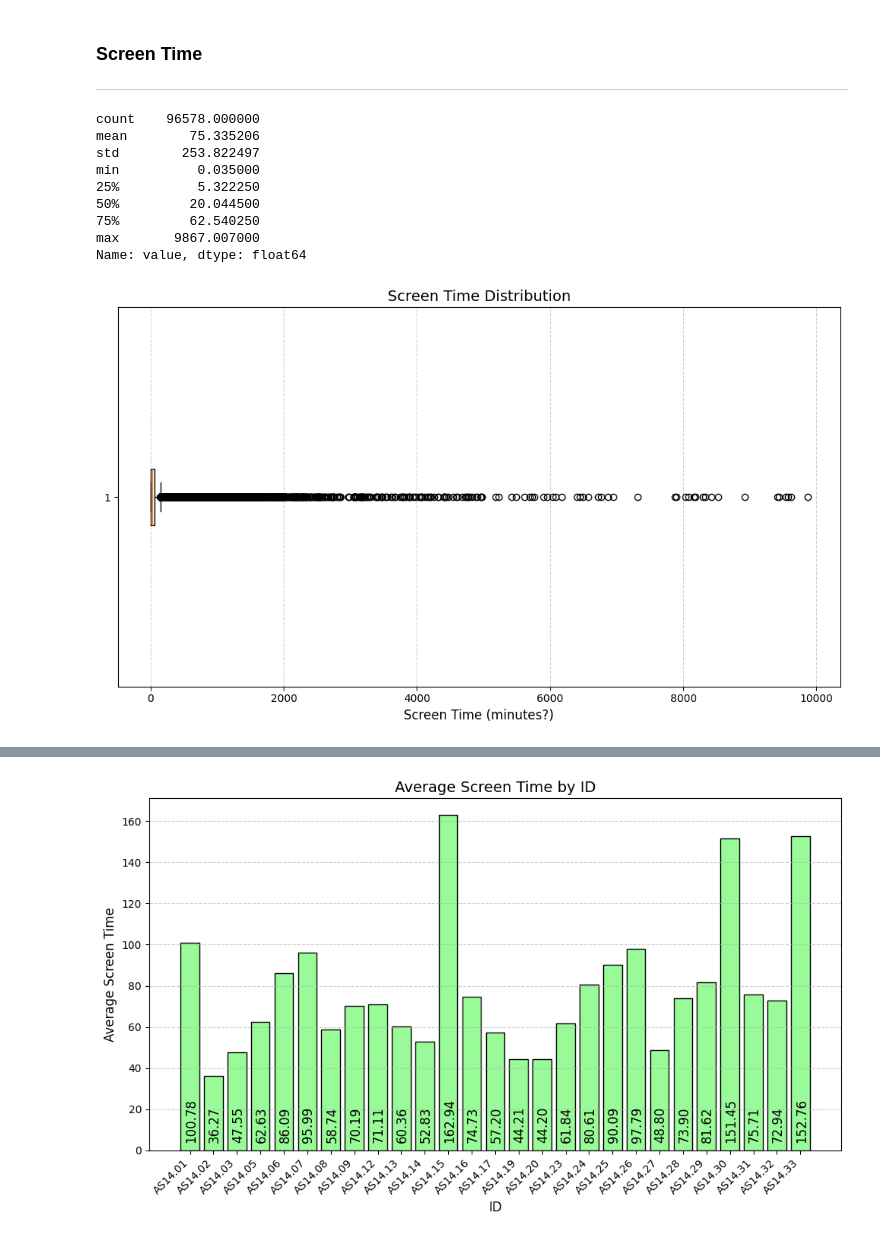
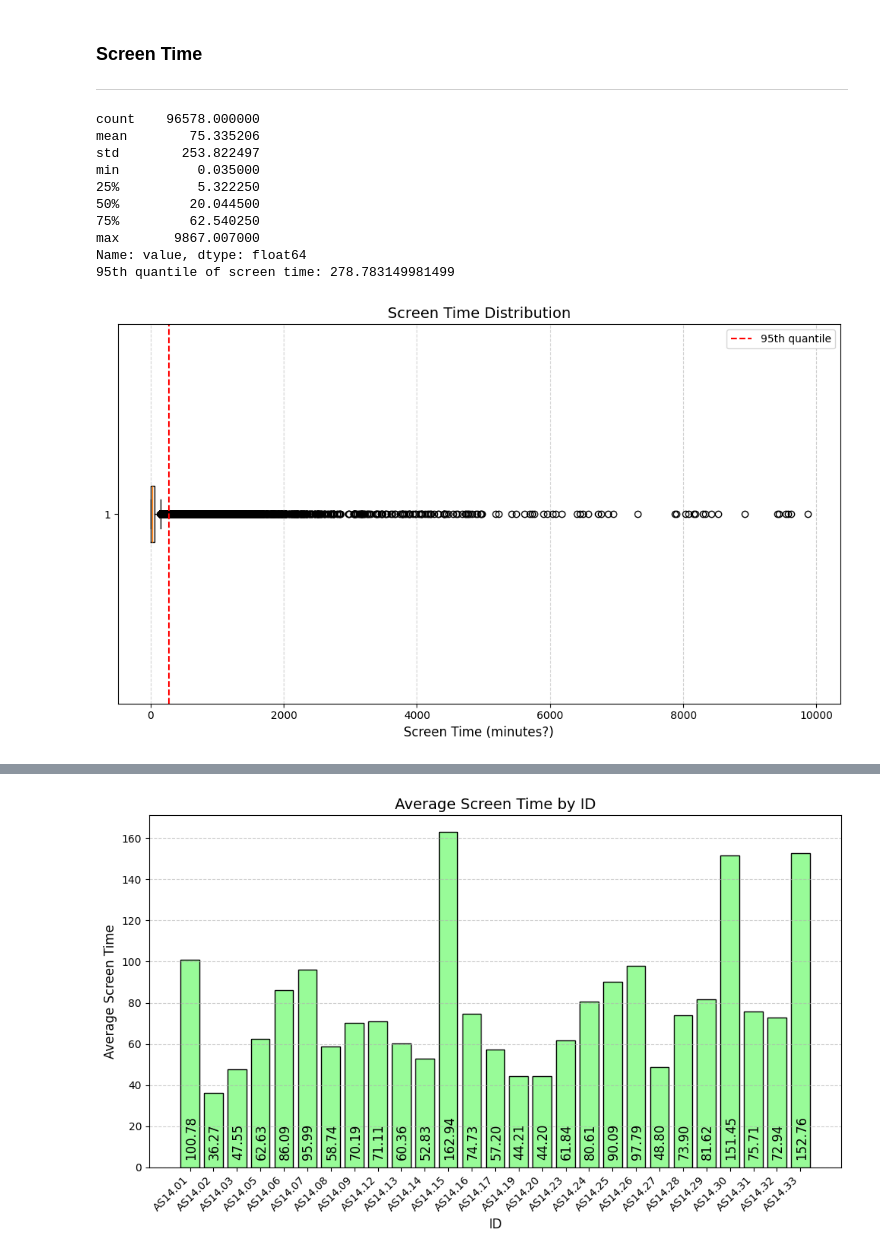
Before and after one commit to DawnOfTyme/DataMining, a Jupyter notebook: assignment_1.ipynb, the cells around one changed output, grey strips where cells are left out. Saved outputs shown, nothing was run; the diff lists cells and outputs as text; code cells hidden in the pictures.

```diff
--- a/assignment_1.ipynb
+++ b/assignment_1.ipynb
@@ -216,26 +234,33 @@ plt.show()
 # %%
 # screen data: summary statistics
 screen_entries = data[data.variable == 'screen']
 
 print(screen_entries['value'].describe())
 
+# find the 0.95 quantile
+q95 = screen_entries['value'].quantile(0.95)
+print(f'95th quantile of screen time: {q95}')
+
 # plot as a boxplot
 plt.figure(figsize=(10, 6))
 plt.title('Screen Time Distribution', fontsize=14)
 plt.boxplot(screen_entries['value'], vert=False)
 plt.xlabel('Screen Time (minutes?)', fontsize=12)
+plt.axvline(q95, color='red', linestyle='--', label='95th quantile')
+plt.legend()
 plt.grid(axis='x', linestyle='--', alpha=0.6)
 plt.tight_layout()
 plt.show()
 # %% [output]
 count    96578.000000
 mean        75.335206
 std        253.822497
 min          0.035000
 25%          5.322250
 50%         20.044500
 75%         62.540250
 max       9867.007000
 Name: value, dtype: float64
+95th quantile of screen time: 278.783149981499
-[figure, old version]
+[figure, new version]
 # %%
```
Also changed, not shown: parts of 34 cells of this notebook, 1 other file.
